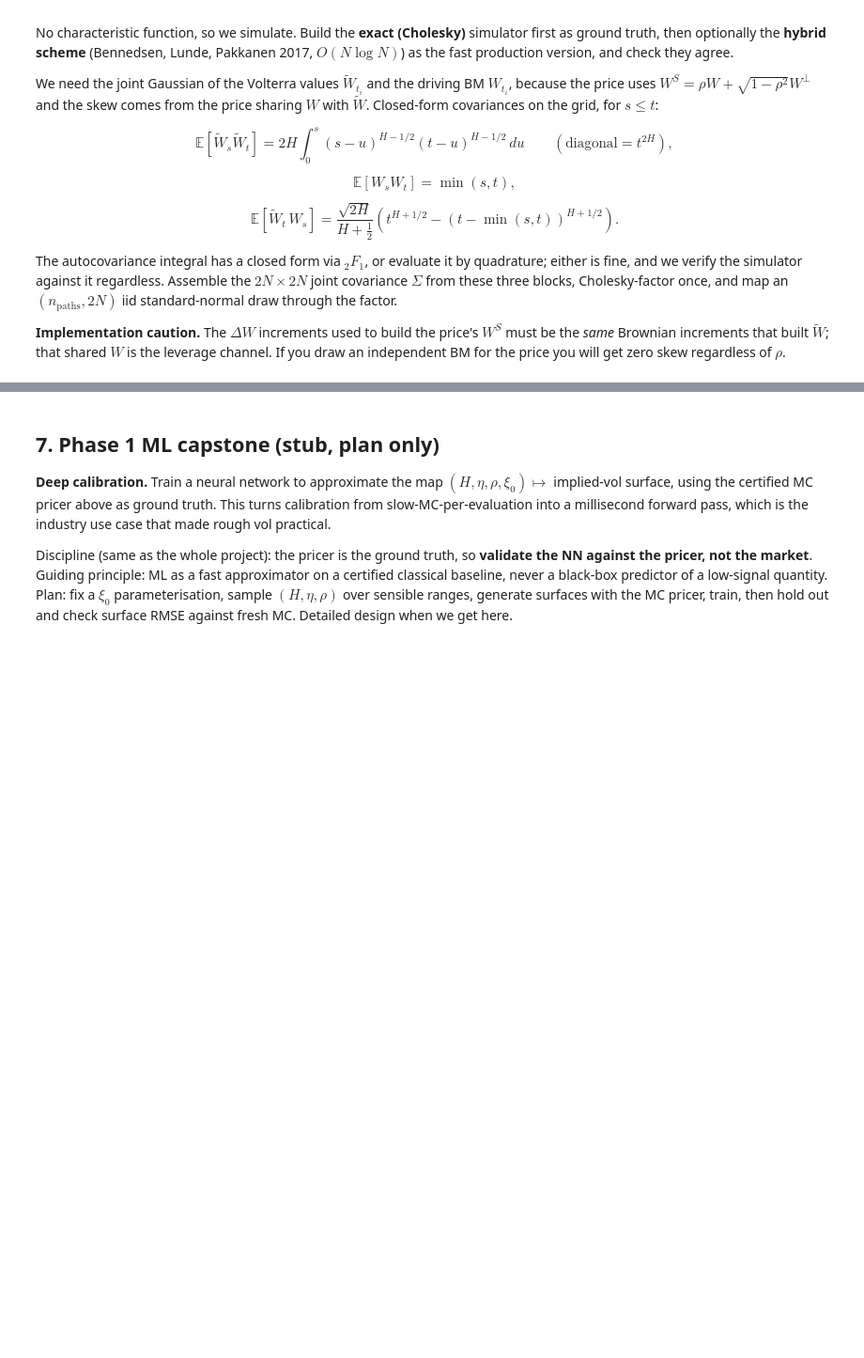
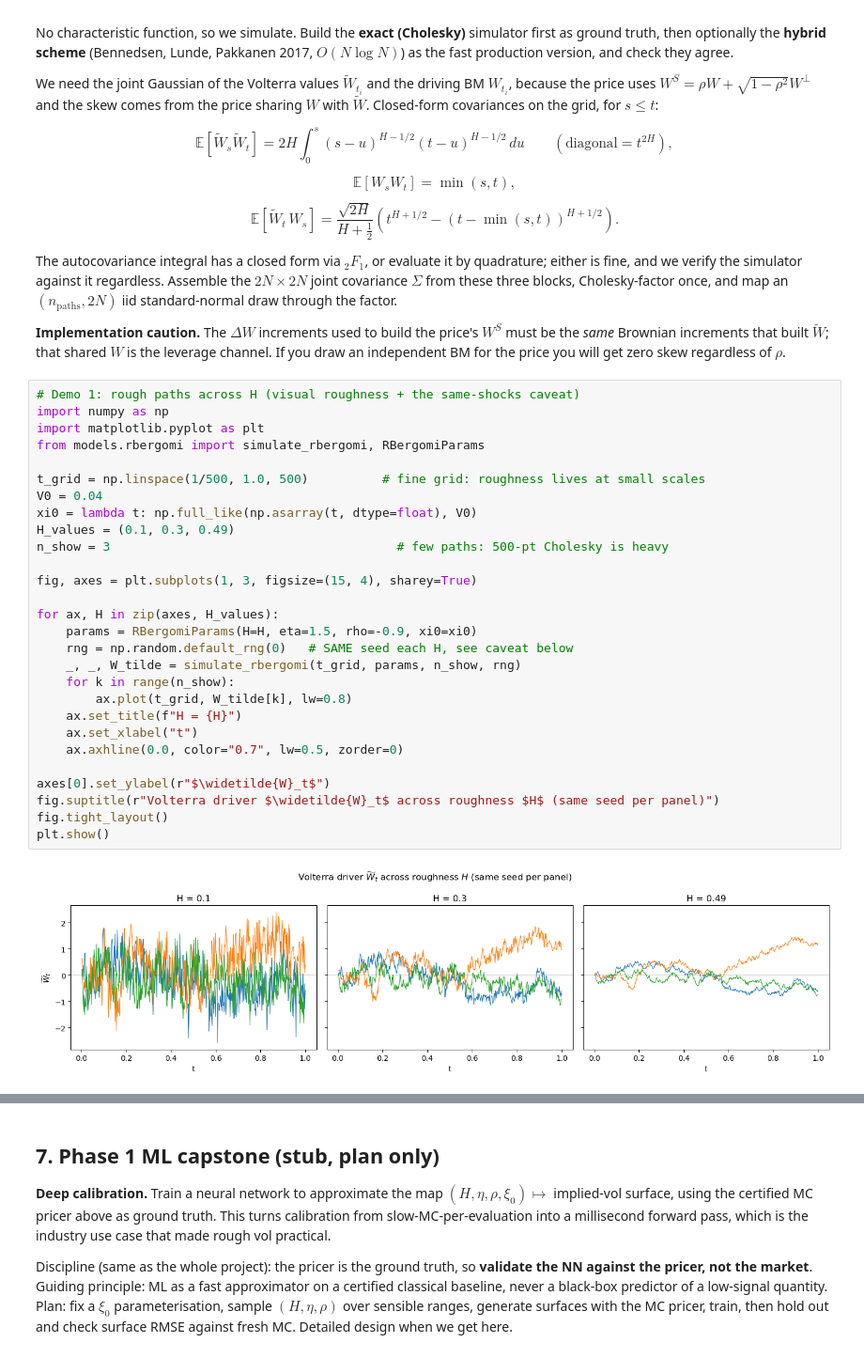
Before and after one commit to Kunvuthi/quant-project, a Jupyter notebook: notebooks/17_rbergomi_model.ipynb, the cells around one changed output, grey strips where cells are left out. Shown at 94% size. Drawn from its saved outputs; the diff is of its cells as text; blank space fills up the shorter version.

Commit message:
Added rBergomi Model demos in Notebook

```diff
--- a/notebooks/17_rbergomi_model.ipynb
+++ b/notebooks/17_rbergomi_model.ipynb
@@ -201,3 +201,33 @@ through the factor.
 must be the *same* Brownian increments that built $\widetilde W$; that shared $W$ is
 the leverage channel. If you draw an independent BM for the price you will get zero
 skew regardless of $\rho$.
+# %%
+# Demo 1: rough paths across H (visual roughness + the same-shocks caveat)
+import numpy as np
+import matplotlib.pyplot as plt
+from models.rbergomi import simulate_rbergomi, RBergomiParams
+
+t_grid = np.linspace(1/500, 1.0, 500)          # fine grid: roughness lives at small scales
+V0 = 0.04
+xi0 = lambda t: np.full_like(np.asarray(t, dtype=float), V0)
+H_values = (0.1, 0.3, 0.49)
+n_show = 3                                       # few paths: 500-pt Cholesky is heavy
+
+fig, axes = plt.subplots(1, 3, figsize=(15, 4), sharey=True)
+
+for ax, H in zip(axes, H_values):
+    params = RBergomiParams(H=H, eta=1.5, rho=-0.9, xi0=xi0)
+    rng = np.random.default_rng(0)   # SAME seed each H, see caveat below
+    _, _, W_tilde = simulate_rbergomi(t_grid, params, n_show, rng)
+    for k in range(n_show):
+        ax.plot(t_grid, W_tilde[k], lw=0.8)
+    ax.set_title(f"H = {H}")
+    ax.set_xlabel("t")
+    ax.axhline(0.0, color="0.7", lw=0.5, zorder=0)
+
+axes[0].set_ylabel(r"$\widetilde{W}_t$")
+fig.suptitle(r"Volterra driver $\widetilde{W}_t$ across roughness $H$ (same seed per panel)")
+fig.tight_layout()
+plt.show()
+# %% [output]
+[figure, added]
```
Also changed, not shown: parts of 7 cells of this notebook.
